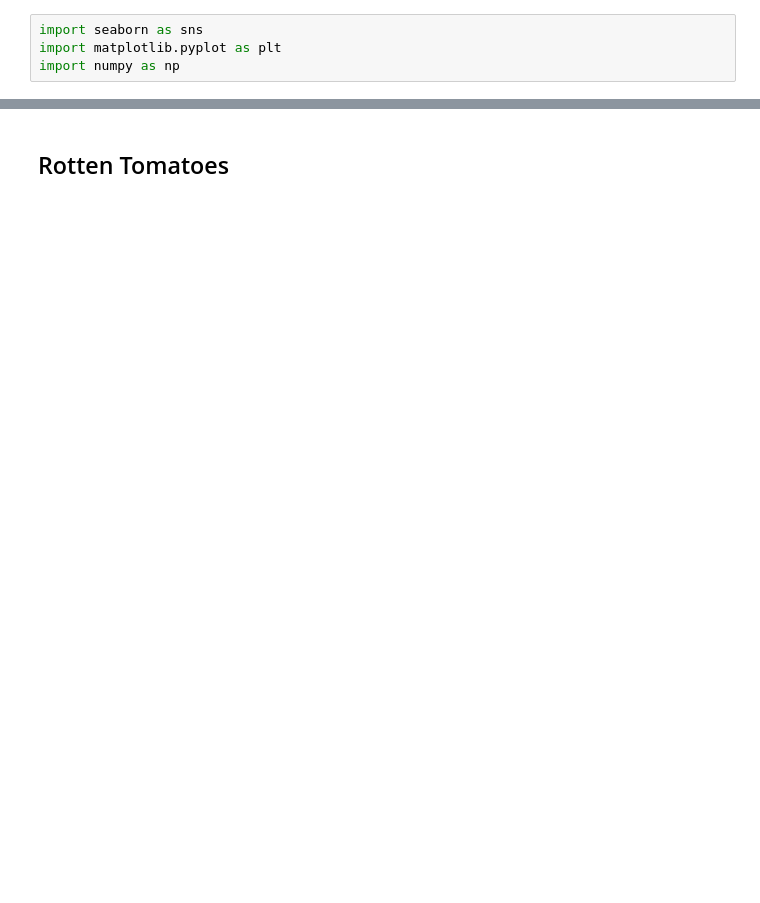
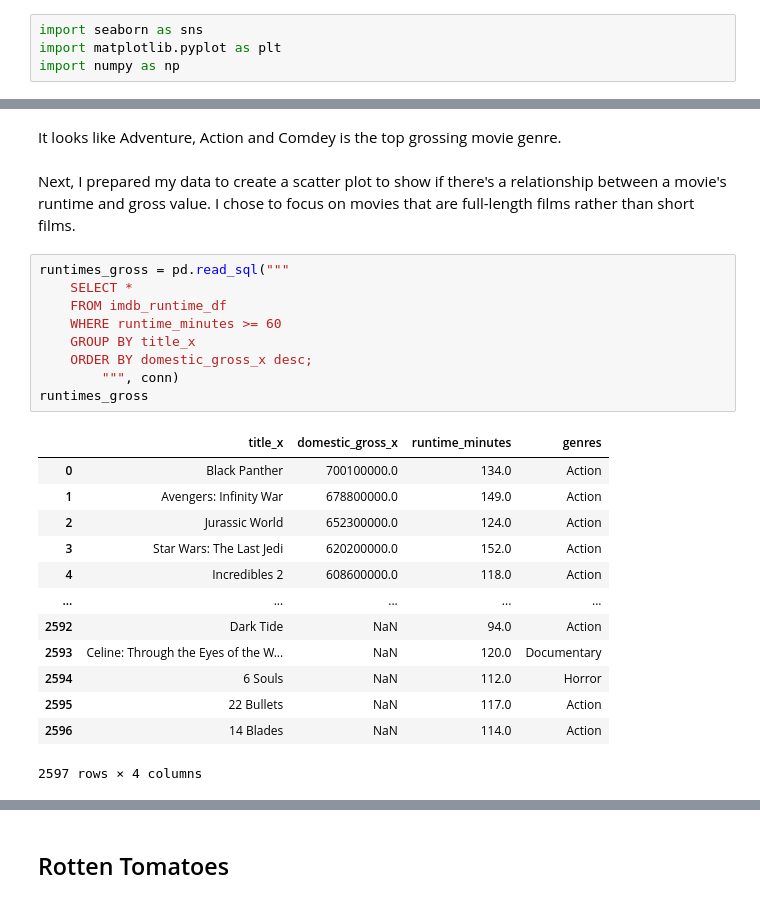
Before and after one commit to bnittalee/Movie_analysis, a Jupyter notebook: Movie_Analysis_Notebook.ipynb, the cells around one changed output, grey strips where cells are left out. Drawn from its saved outputs; the diff is of its cells as text; blank space fills up the shorter version.

```diff
--- a/Movie_Analysis_Notebook.ipynb
+++ b/Movie_Analysis_Notebook.ipynb
@@ -182,0 +220,27 @@ plt.show()
+# %% [markdown]
+It looks like Adventure, Action and Comdey is the top grossing movie genre.
+# %% [markdown]
+Next, I prepared my data to create a scatter plot to show if there's a relationship between a movie's runtime and gross value. I chose to focus on movies that are full-length films rather than short films.
+# %%
+runtimes_gross = pd.read_sql("""
+    SELECT *
+    FROM imdb_runtime_df
+    WHERE runtime_minutes >= 60
+    GROUP BY title_x
+    ORDER BY domestic_gross_x desc;
+        """, conn)
+runtimes_gross
+# %% [output]
+|  | title_x | domestic_gross_x | runtime_minutes | genres |
+| 0 | Black Panther | 700100000.0 | 134.0 | Action |
+| 1 | Avengers: Infinity War | 678800000.0 | 149.0 | Action |
+| 2 | Jurassic World | 652300000.0 | 124.0 | Action |
+| 3 | Star Wars: The Last Jedi | 620200000.0 | 152.0 | Action |
+| 4 | Incredibles 2 | 608600000.0 | 118.0 | Action |
+| ... | ... | ... | ... | ... |
+| 2592 | Dark Tide | NaN | 94.0 | Action |
+| 2593 | Celine: Through the Eyes of the W... | NaN | 120.0 | Documentary |
+| 2594 | 6 Souls | NaN | 112.0 | Horror |
+| 2595 | 22 Bullets | NaN | 117.0 | Action |
+| 2596 | 14 Blades | NaN | 114.0 | Action |
+2597 rows × 4 columns
```
Also changed, not shown: parts of 65 cells of this notebook, 5 other files.
